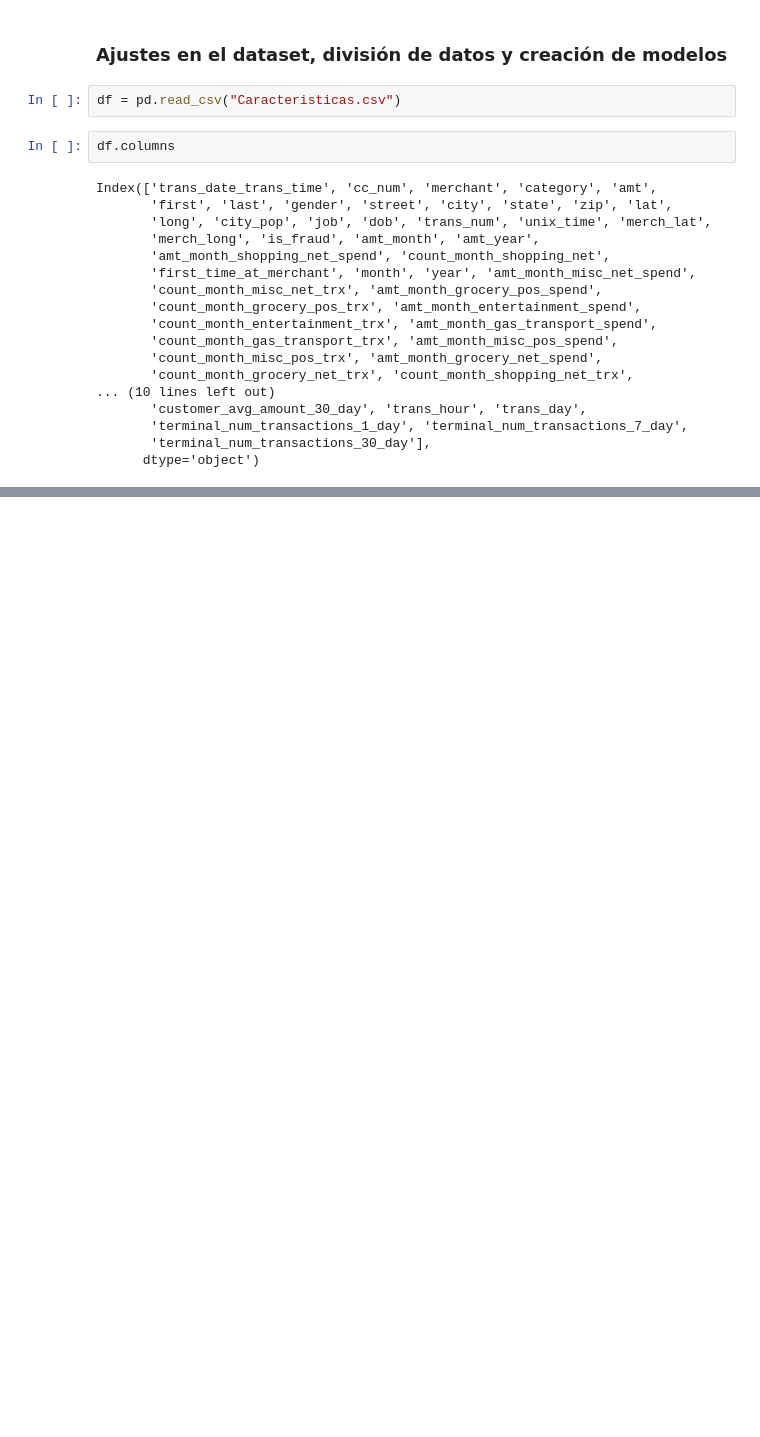
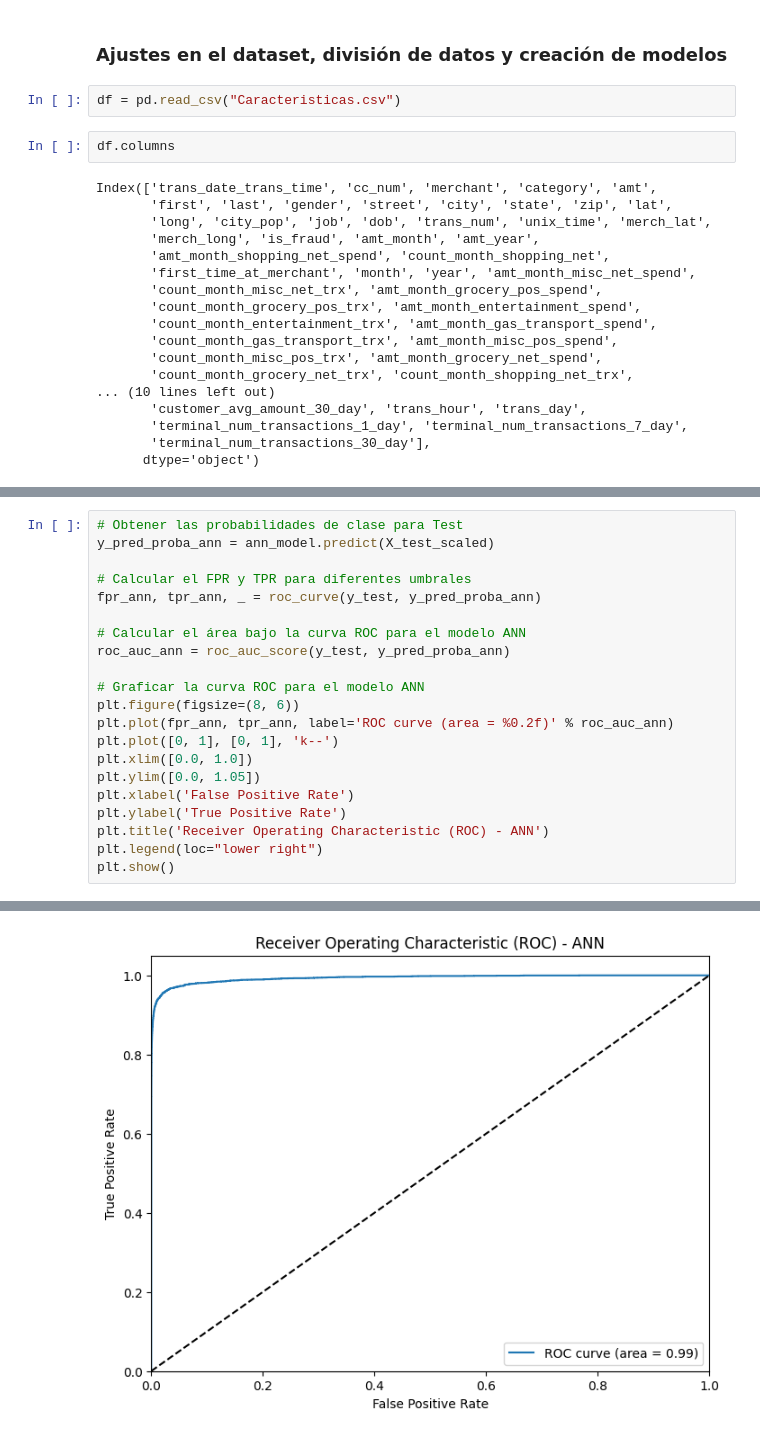
Before and after one commit to ChristopherG19/UVG_SDS_Proyecto2, a Jupyter notebook: Proyecto2.ipynb, the cells around one changed output, grey strips where cells are left out. Drawn from its saved outputs; the diff is of its cells as text; blank space fills up the shorter version.

```diff
--- a/Proyecto2.ipynb
+++ b/Proyecto2.ipynb
@@ -990,0 +999,22 @@ weighted avg       1.00      1.00      1.00    740958
+# %%
+# Obtener las probabilidades de clase para Test
+y_pred_proba_ann = ann_model.predict(X_test_scaled)
+
+# Calcular el FPR y TPR para diferentes umbrales
+fpr_ann, tpr_ann, _ = roc_curve(y_test, y_pred_proba_ann)
+
+# Calcular el área bajo la curva ROC para el modelo ANN
+roc_auc_ann = roc_auc_score(y_test, y_pred_proba_ann)
+
+# Graficar la curva ROC para el modelo ANN
+plt.figure(figsize=(8, 6))
+plt.plot(fpr_ann, tpr_ann, label='ROC curve (area = %0.2f)' % roc_auc_ann)
+plt.plot([0, 1], [0, 1], 'k--')
+plt.xlim([0.0, 1.0])
+plt.ylim([0.0, 1.05])
+plt.xlabel('False Positive Rate')
+plt.ylabel('True Positive Rate')
+plt.title('Receiver Operating Characteristic (ROC) - ANN')
+plt.legend(loc="lower right")
+plt.show()
+# %% [output]
@@ -990,0 +1022 @@ weighted avg       1.00      1.00      1.00    740958
+[figure, added]
```
Also changed, not shown: parts of 9 cells of this notebook.
